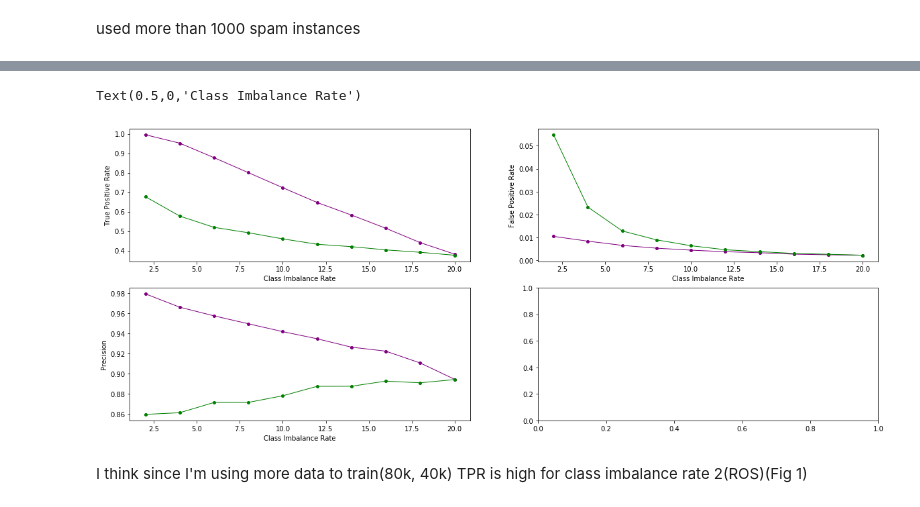
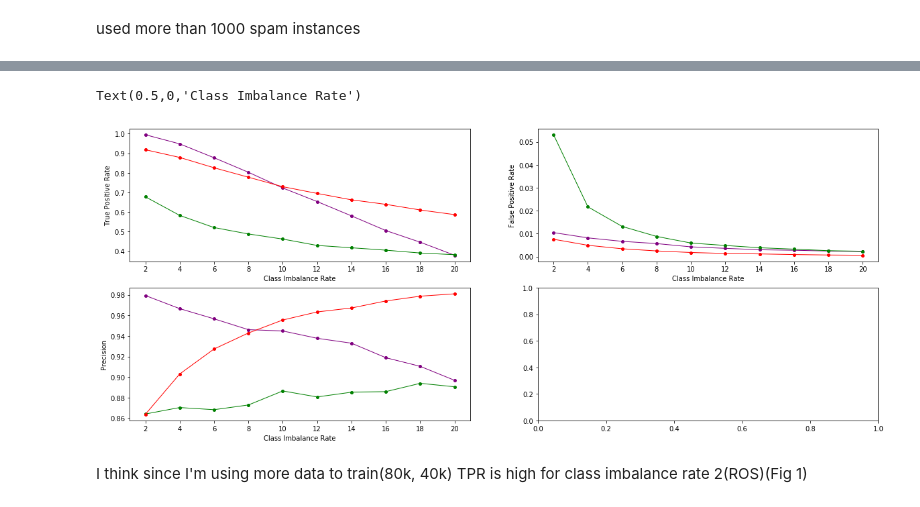
Before and after one commit to sairahul1526/Notebooks, a Jupyter notebook: DM Twitter spam detection.ipynb, the cells around one changed output, grey strips where cells are left out. Saved outputs shown, nothing was run; the diff lists cells and outputs as text; code cells hidden in the pictures.

Commit message:
added ensemble learning algo

```diff
--- a/DM Twitter spam detection.ipynb
+++ b/DM Twitter spam detection.ipynb
@@ -163,3 +143,3 @@ len(RUS(df, 0.8))
 # %%
 def FOS(Dplus, alpha):
-    return Dplus.append(Dplus.sample(math.ceil(alpha*len(Dplus)), replace=True), ignore_index=True)
+    return Dplus.append(Dplus.sample(math.ceil(alpha*1000), replace=True), ignore_index=True)
@@ -315,6 +333,8 @@ fig = fig1[fig1[4] == 'ROS']
 fig = fig.groupby(3).mean()
 fig[4] = fig.index
 
+ax[0][0].set_xticks([2, 4, 6, 8, 10, 12, 14, 16, 18, 20])
+
 ax[0][0].plot(fig[4], fig[0], color="purple", lw=1, ls='-', marker='o', markersize=4)
 
 fig = fig1[fig1[4] == 'RUS']
@@ -322,6 +342,13 @@ fig = fig.groupby(3).mean()
 fig[4] = fig.index
 
 ax[0][0].plot(fig[4], fig[0], color="green", lw=1, ls='-', marker='o', markersize=4)
+
+fig = fig1[fig1[4] == 'Ensemble']
+fig = fig.groupby(3).mean()
+fig[4] = fig.index
+
+ax[0][0].plot(fig[4], fig[0], color="red", lw=1, ls='-', marker='o', markersize=4)
+
 ax[0][0].set_ylabel('True Positive Rate')
 ax[0][0].set_xlabel('Class Imbalance Rate')
 
@@ -329,34 +356,52 @@ ax[0][0].set_xlabel('Class Imbalance Rate')
 fig = fig1[fig1[4] == 'ROS']
 fig = fig.groupby(3).mean()
 fig[4] = fig.index
 
+ax[0][1].set_xticks([2, 4, 6, 8, 10, 12, 14, 16, 18, 20])
+
 ax[0][1].plot(fig[4], fig[1], color="purple", lw=1, ls='-', marker='o', markersize=4)
 
 fig = fig1[fig1[4] == 'RUS']
 fig = fig.groupby(3).mean()
 fig[4] = fig.index
 
 ax[0][1].plot(fig[4], fig[1], color="green", lw=1, ls='-', marker='o', markersize=4)
+
+fig = fig1[fig1[4] == 'Ensemble']
+fig = fig.groupby(3).mean()
+fig[4] = fig.index
+
+ax[0][1].plot(fig[4], fig[1], color="red", lw=1, ls='-', marker='o', markersize=4)
+
 ax[0][1].set_ylabel('False Positive Rate')
 ax[0][1].set_xlabel('Class Imbalance Rate')
 
 # Precision
 fig = fig1[fig1[4] == 'ROS']
 fig = fig.groupby(3).mean()
 fig[4] = fig.index
 
+ax[1][0].set_xticks([2, 4, 6, 8, 10, 12, 14, 16, 18, 20])
+
 ax[1][0].plot(fig[4], fig[2], color="purple", lw=1, ls='-', marker='o', markersize=4)
 
 fig = fig1[fig1[4] == 'RUS']
 fig = fig.groupby(3).mean()
 fig[4] = fig.index
 
 ax[1][0].plot(fig[4], fig[2], color="green", lw=1, ls='-', marker='o', markersize=4)
+
+fig = fig1[fig1[4] == 'Ensemble']
+fig = fig.groupby(3).mean()
+fig[4] = fig.index
+
+ax[1][0].plot(fig[4], fig[2], color="red", lw=1, ls='-', marker='o', markersize=4)
+
 ax[1][0].set_ylabel('Precision')
 ax[1][0].set_xlabel('Class Imbalance Rate')
 # %% [output]
 Text(0.5,0,'Class Imbalance Rate')
-[figure, old version]
+[figure, new version]
 # %% [markdown]
 I think since I'm using more data to train(80k, 40k) TPR is high for class imbalance rate 2(ROS)(Fig 1)
 # %% [markdown]
```
Also changed, not shown: parts of 20 cells of this notebook.
